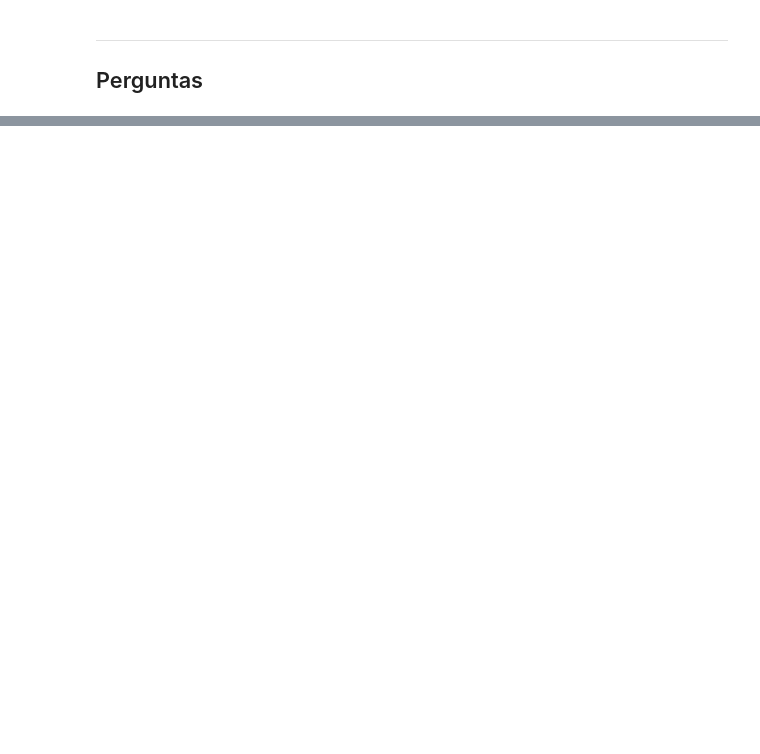
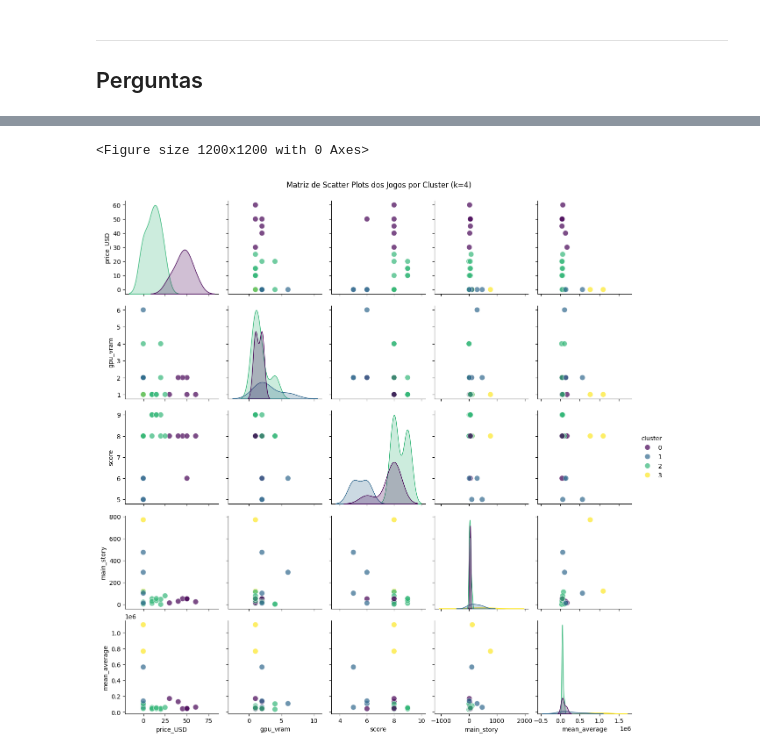
Before and after one commit to AlortCraft/Projeto-ICD-Steam, a Jupyter notebook: relatorio.ipynb, the cells around one changed output, grey strips where cells are left out. Cells and saved outputs as stored; diff of their text form; code cells hidden in the pictures; blank space fills up the shorter version.

```diff
--- a/relatorio.ipynb
+++ b/relatorio.ipynb
@@ -102,0 +178,21 @@ Length: 262, dtype: object
+# %%
+import pandas as pd
+from sklearn.preprocessing import StandardScaler
+from sklearn.cluster import KMeans
+
+
+dados_cluster = df_games_fixos[["price_USD", "gpu_vram", "score", "main_story", "mean_average"]].copy()
+dados_cluster = dados_cluster.fillna(dados_cluster.median())
+
+scaler = StandardScaler()
+dados_cluster_scl = scaler.fit_transform(dados_cluster)
+
+kmeans = KMeans(n_clusters=4, random_state=42, n_init=10)
+kmeans.fit(dados_cluster_scl)
+
+cluster_labels = kmeans.labels_
+
+df_games_fixos['cluster'] = cluster_labels
+
+perfil_clusters = df_games_fixos.groupby('cluster')[["price_USD", "gpu_vram", "score", "main_story", "mean_average"]].mean().reset_index()
+perfil_clusters
@@ -102,0 +205,21 @@ Length: 262, dtype: object
+# %%
+import seaborn as sns
+
+cols_para_pairplot = ["price_USD", "gpu_vram", "score", "main_story", "mean_average"] + ['cluster']
+
+plt.figure(figsize=(12, 12))
+
+sns.pairplot(
+    data=df_games_fixos,
+    vars=["price_USD", "gpu_vram", "score", "main_story", "mean_average"],
+    hue='cluster',
+    palette='viridis',
+    diag_kind='kde',
+    plot_kws={'alpha': 0.7, 's': 80}
+)
+
+plt.suptitle('Matriz de Scatter Plots dos Jogos por Cluster (k=4)', y=1.02)
+plt.show()
+# %% [output]
+<Figure size 1200x1200 with 0 Axes>
+[figure, added]
```
Also changed, not shown: parts of 13 cells of this notebook, 13 other files.
